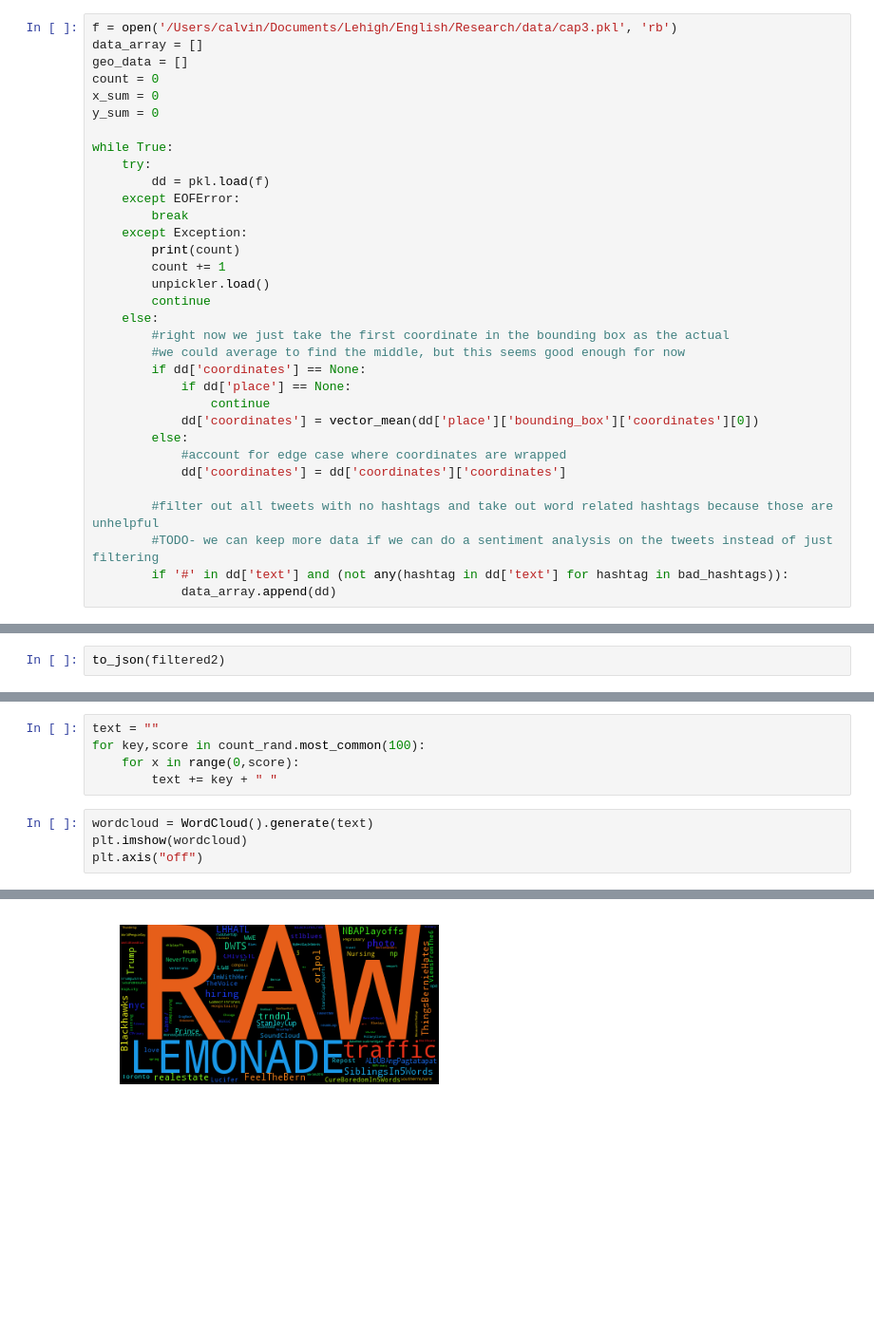
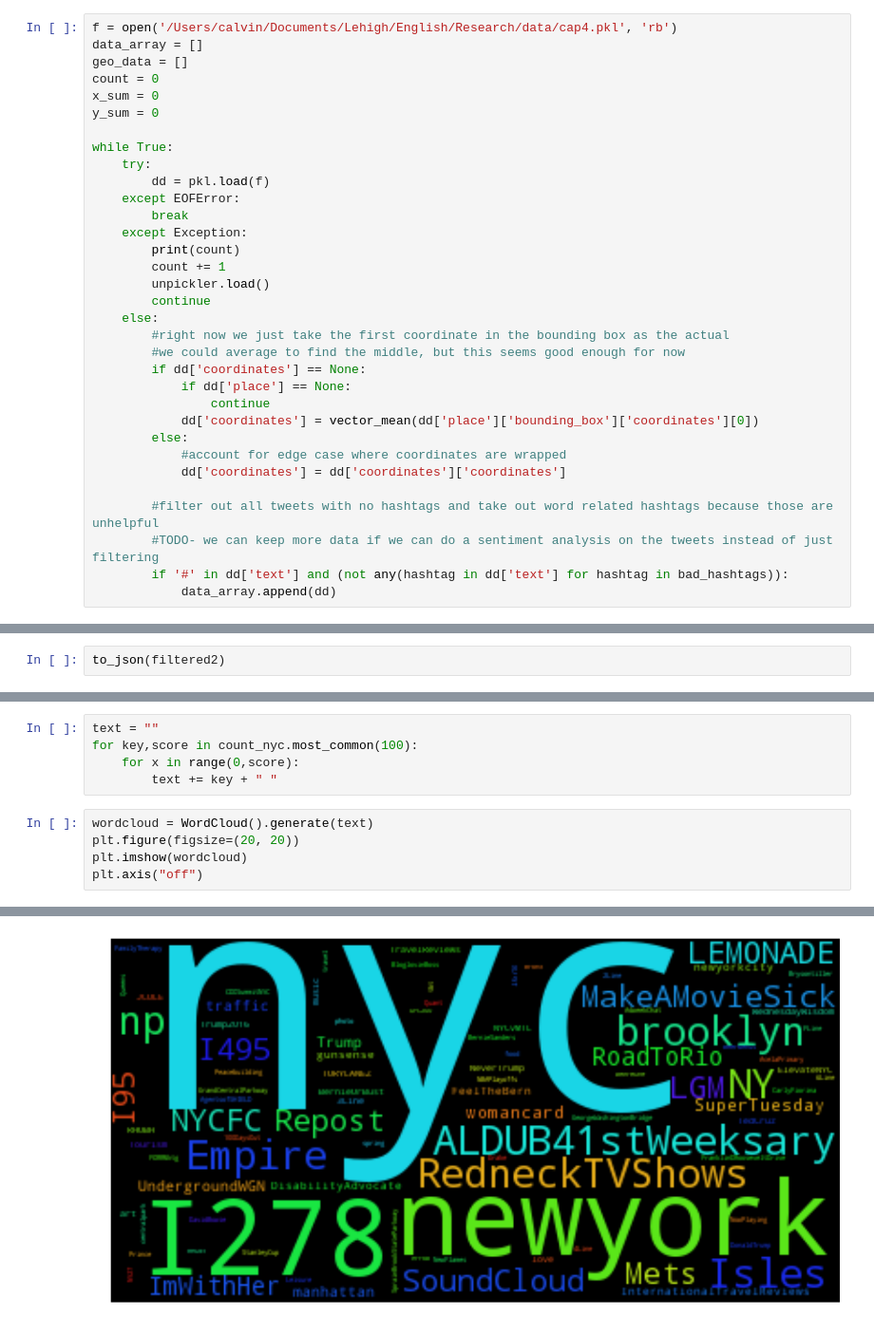
Before and after one commit to calvinytong/english2_twitter_analysis, a Jupyter notebook: Analysis.ipynb, the cells around one changed output, grey strips where cells are left out. Shown at 95% size. Drawn from its saved outputs; the diff is of its cells as text; blank space fills up the shorter version.

```diff
--- a/Analysis.ipynb
+++ b/Analysis.ipynb
@@ -325,7 +324,7 @@ This is where we start actually analyzing the data
 ## Unpickle The Tweet File
 We start by unpickling the tweet file, filtering out tweets with no hashtags or with blacklisted hashtags, then storing the tweet in an array.
 # %%
-f = open('/Users/calvin/Documents/Lehigh/English/Research/data/cap3.pkl', 'rb')
+f = open('/Users/calvin/Documents/Lehigh/English/Research/data/cap4.pkl', 'rb')
 data_array = []
 geo_data = []
 count = 0
@@ -470,12 +458,13 @@ print(count_la.most_common(100))
 # %%
 text = ""
-for key,score in count_rand.most_common(100):
+for key,score in count_nyc.most_common(100):
     for x in range(0,score):
         text += key + " "
 # %%
 wordcloud = WordCloud().generate(text)
+plt.figure(figsize=(20, 20))
 plt.imshow(wordcloud)
 plt.axis("off")
 # %% [output]
 (-0.5, 399.5, 199.5, -0.5)
-[figure, old version]
+[figure, new version]
```
Also changed, not shown: parts of 11 cells of this notebook, 1 other file.
